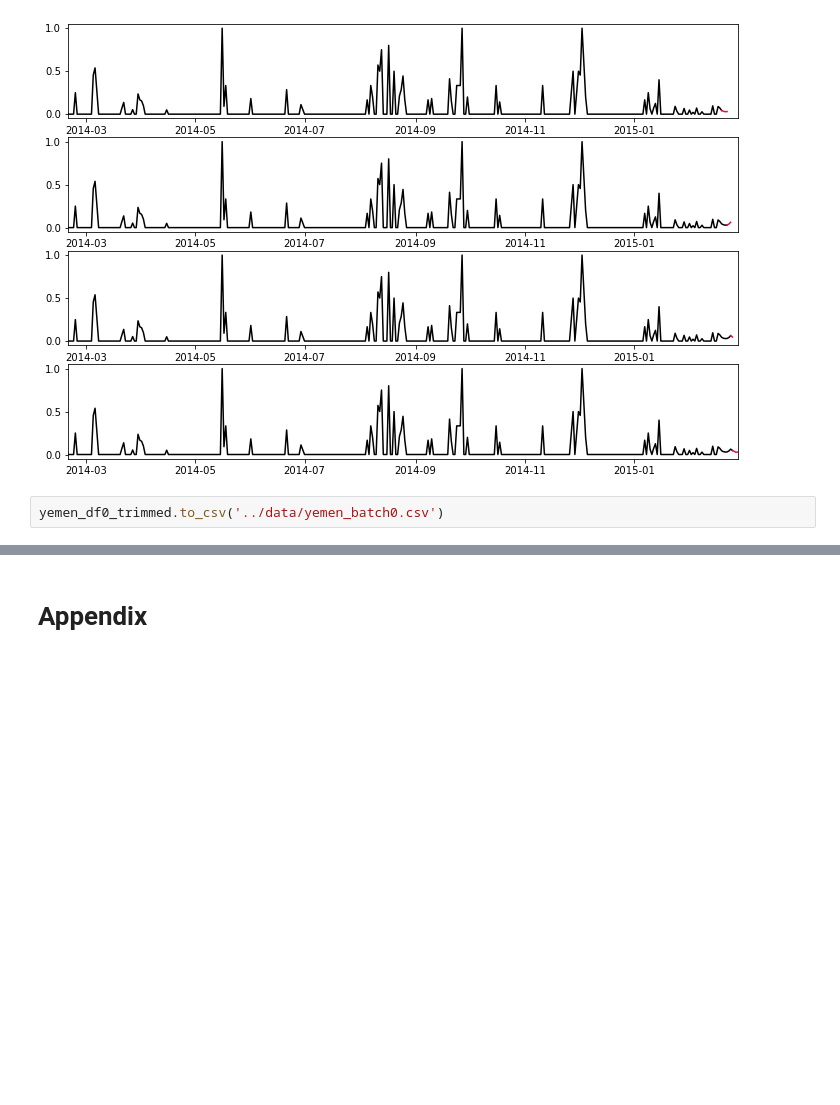
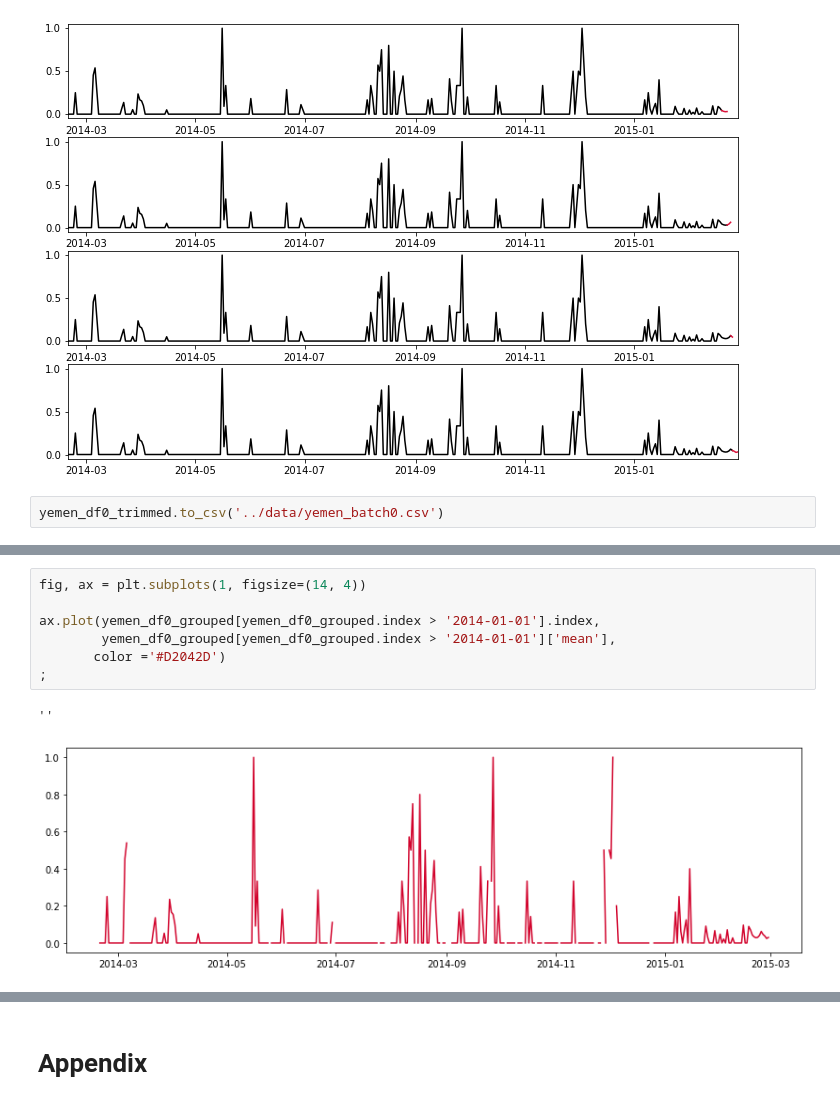
Before and after one commit to MekdiYilma/HumanitarianCrisisPrediction, a Jupyter notebook: notebooks/EDA_crisis_prediction.ipynb, the cells around one changed output, grey strips where cells are left out. Saved outputs shown, nothing was run; the diff lists cells and outputs as text; blank space fills up the shorter version.

```diff
--- a/notebooks/EDA_crisis_prediction.ipynb
+++ b/notebooks/EDA_crisis_prediction.ipynb
@@ -463,0 +481,10 @@ yemen_df0_trimmed.to_csv('../data/yemen_batch0.csv')
+# %%
+fig, ax = plt.subplots(1, figsize=(14, 4))
+
+ax.plot(yemen_df0_grouped[yemen_df0_grouped.index > '2014-01-01'].index,
+        yemen_df0_grouped[yemen_df0_grouped.index > '2014-01-01']['mean'],
+       color ='#D2042D')
+;
+# %% [output]
+''
+[figure, added]
```
Also changed, not shown: parts of 4 cells of this notebook, 1 other file.
